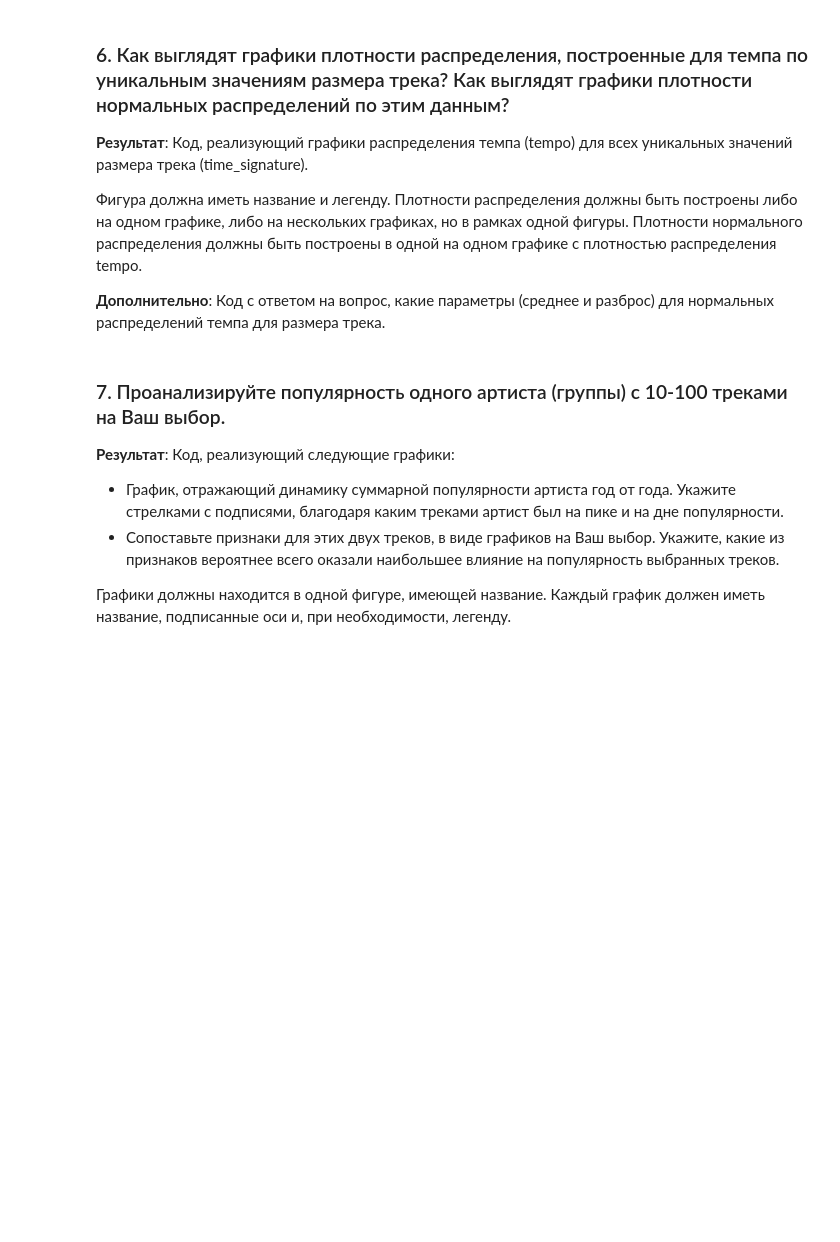
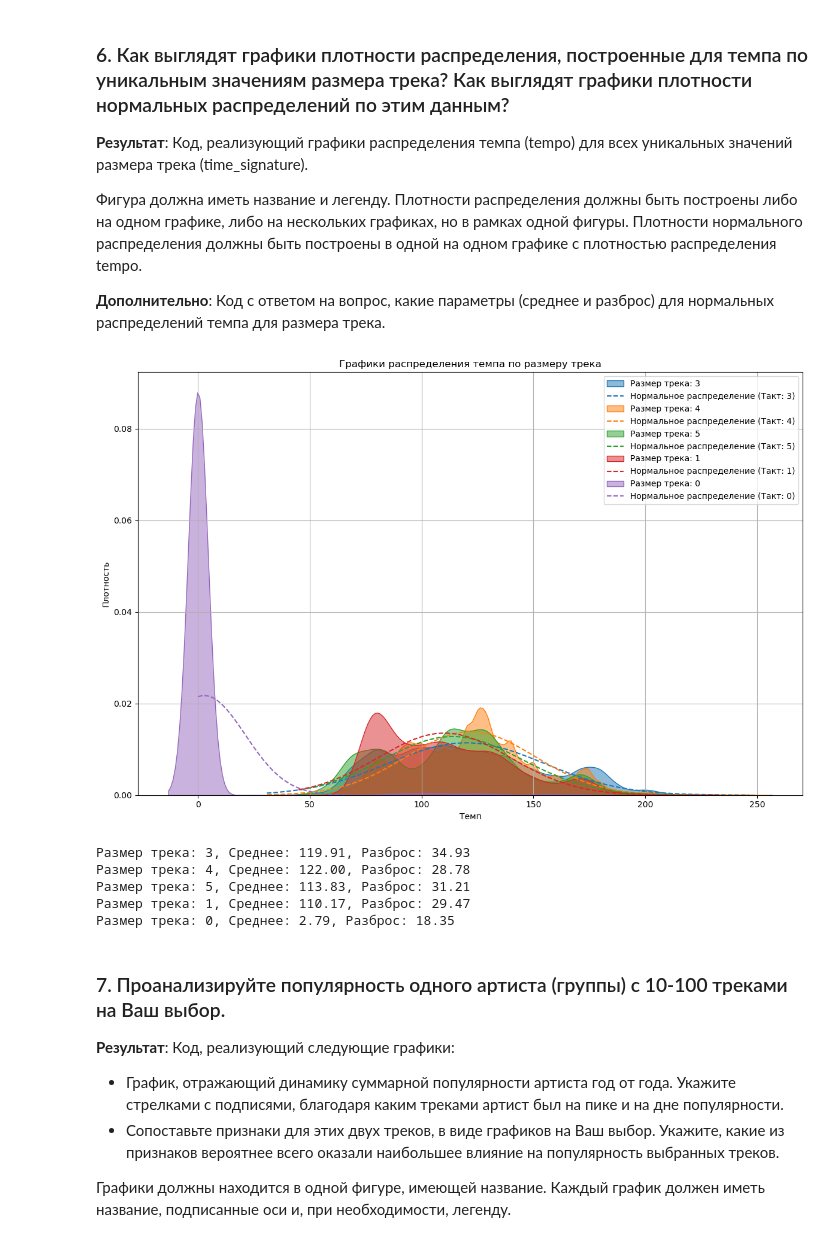
Before and after one commit to Qutespy/ml_mipt_dafe, a Jupyter notebook: homeworks/hw0/hw0.ipynb, the cells around one changed output. Saved outputs shown, nothing was run; the diff lists cells and outputs as text; code cells hidden in the pictures; blank space fills up the shorter version.

```diff
--- a/homeworks/hw0/hw0.ipynb
+++ b/homeworks/hw0/hw0.ipynb
@@ -314,6 +427,41 @@ datahead = pd.DataFrame(head_average).reset_index()
 **Дополнительно**: Код с ответом на вопрос, какие параметры (среднее и разброс) для нормальных распределений темпа для размера трека.
 # %%
 # YOUR CODE HERE
+from scipy.stats import norm
+unique_time_signatures = df['time_signature'].unique()
+
+plt.figure(figsize=(12, 8))
+
+for time_signature in unique_time_signatures:
+    subset = df[df['time_signature'] == time_signature]
+    sns.kdeplot(subset['tempo'], label=f'Размер трека: {time_signature}', fill=True, alpha=0.5)
+    mean = subset['tempo'].mean()
+    std_dev = subset['tempo'].std()
+    x = np.linspace(subset['tempo'].min(), subset['tempo'].max(), 100)
+    p = norm.pdf(x, mean, std_dev)
+    plt.plot(x, p, label=f'Нормальное распределение (Такт: {time_signature})', linestyle='--')
+
+plt.title('Графики распределения темпа по размеру трека')
+plt.xlabel('Темп')
+plt.ylabel('Плотность')
+plt.legend()
+plt.grid()
+plt.tight_layout()
+
+plt.show()
+
+for ts in unique_time_signatures:
+    subset = df[df['time_signature'] == ts]
+    mean = subset['tempo'].mean()
+    std_dev = subset['tempo'].std()
+    print(f'Размер трека: {ts}, Среднее: {mean:.2f}, Разброс: {std_dev:.2f}')
+# %% [output]
+[figure, added]
+Размер трека: 3, Среднее: 119.91, Разброс: 34.93
+Размер трека: 4, Среднее: 122.00, Разброс: 28.78
+Размер трека: 5, Среднее: 113.83, Разброс: 31.21
+Размер трека: 1, Среднее: 110.17, Разброс: 29.47
+Размер трека: 0, Среднее: 2.79, Разброс: 18.35
 # %% [markdown]
 ### 7. Проанализируйте популярность одного артиста (группы) с 10-100 треками на Ваш выбор.
 
```
Also changed, not shown: parts of 8 cells of this notebook.
